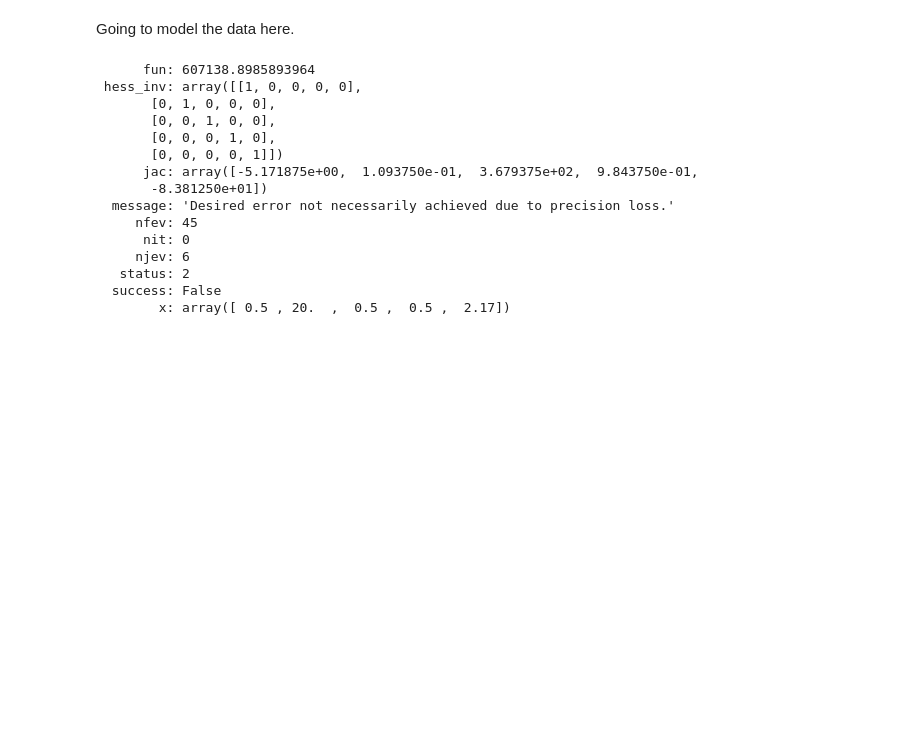
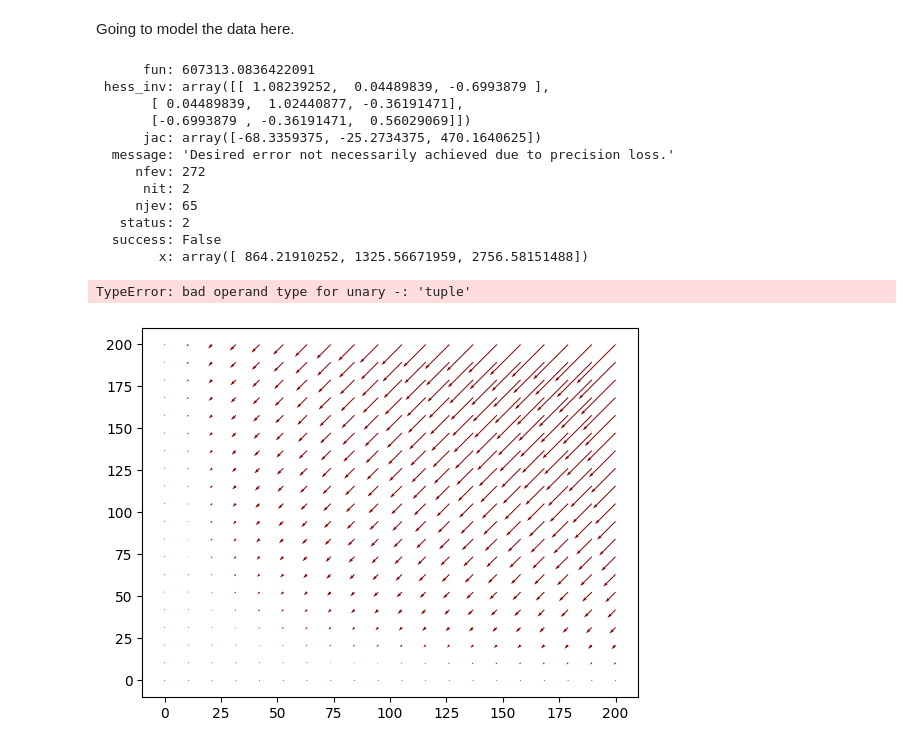
Before and after one commit to mdsnbutler/ChE2410-Project-2, a Jupyter notebook: 2_data_modelling.ipynb, the cells around one changed output. Drawn from its saved outputs; the diff is of its cells as text; code cells hidden in the pictures; blank space fills up the shorter version.

```diff
--- a/2_data_modelling.ipynb
+++ b/2_data_modelling.ipynb
@@ -10,36 +12,50 @@ from scipy.optimize import minimize
 data = pd.read_excel('data.xlsx')
 # %%
 ic = (0, 150)
-ac = (0.5, 20, 0.5, 0.5, 2.17)
+ac = (50, .1, 1)
 
-def func(x, t, GB, V, kr, GP, h):
+def func(x, GB, kr, GP, h=2.17, V=10):
     B, P = x
     dB = GB/V - kr * B * P + h
     dP = GP/V - kr * B * P + h
     return(dB, dP)
 
 def err(params):
-    GB, V, kr, GP, h = params
-    ODEoutput = odeint(func, ic, data["time"], args = (GB, V, kr, GP, h))
+    GB, kr, GP = params
+    ODEoutput = odeint(func, ic, data["time"], args = (GB, kr, GP))
     err = (ODEoutput[:,0] - data["Hp"])**2
     return np.sum(err)
 
+bounds = ([-100, 100], [0.01, 1], [-100, 100])
 sol = minimize(err, x0 = ac)
 print(sol)
 # %% [output]
-      fun: 607138.8985893964
- hess_inv: array([[1, 0, 0, 0, 0],
-       [0, 1, 0, 0, 0],
-       [0, 0, 1, 0, 0],
-       [0, 0, 0, 1, 0],
-       [0, 0, 0, 0, 1]])
-      jac: array([-5.171875e+00,  1.093750e-01,  3.679375e+02,  9.843750e-01,
-       -8.381250e+01])
+      fun: 607313.0836422091
+ hess_inv: array([[ 1.08239252,  0.04489839, -0.6993879 ],
+       [ 0.04489839,  1.02440877, -0.36191471],
+       [-0.6993879 , -0.36191471,  0.56029069]])
+      jac: array([-68.3359375, -25.2734375, 470.1640625])
   message: 'Desired error not necessarily achieved due to precision loss.'
-     nfev: 45
-      nit: 0
-     njev: 6
+     nfev: 272
+      nit: 2
+     njev: 65
    status: 2
   success: False
-        x: array([ 0.5 , 20.  ,  0.5 ,  0.5 ,  2.17])
+        x: array([ 864.21910252, 1325.56671959, 2756.58151488])
+# %%
+plotdf(func, # Function giving the rhs of the diff. eq. system
+     np.array([0,200]), # [xmin,xmax]
+     np.array([0,200]),# [ymin,ymax]
+     [(0,150)], # list of initial values for trajectories (optional)
+     # Additional parameters for `f` (optional)
+     parameters={"GB":50,"kr":0.3,"GP":0.01},
+     gridsteps=20,
+     nsteps = 10000,
+     tmax=20)
+
+plt.xlabel("B, concentration of hemoglobin (g/dL)")
+plt.ylabel("P, concentration of haptoglobin (g/dL)")
+# %% [output]
+TypeError: bad operand type for unary -: 'tuple'
+[figure, added]
 # %%
```
Also changed, not shown: parts of 2 cells of this notebook.
